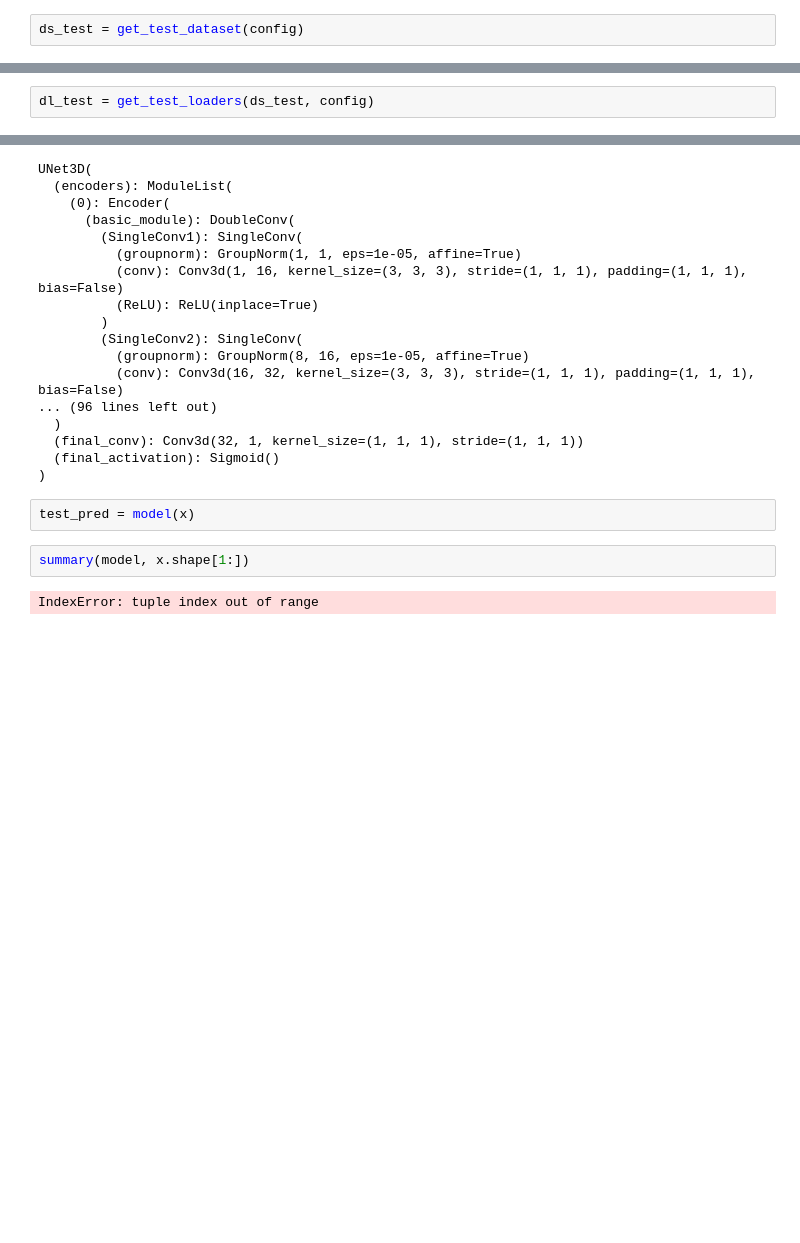
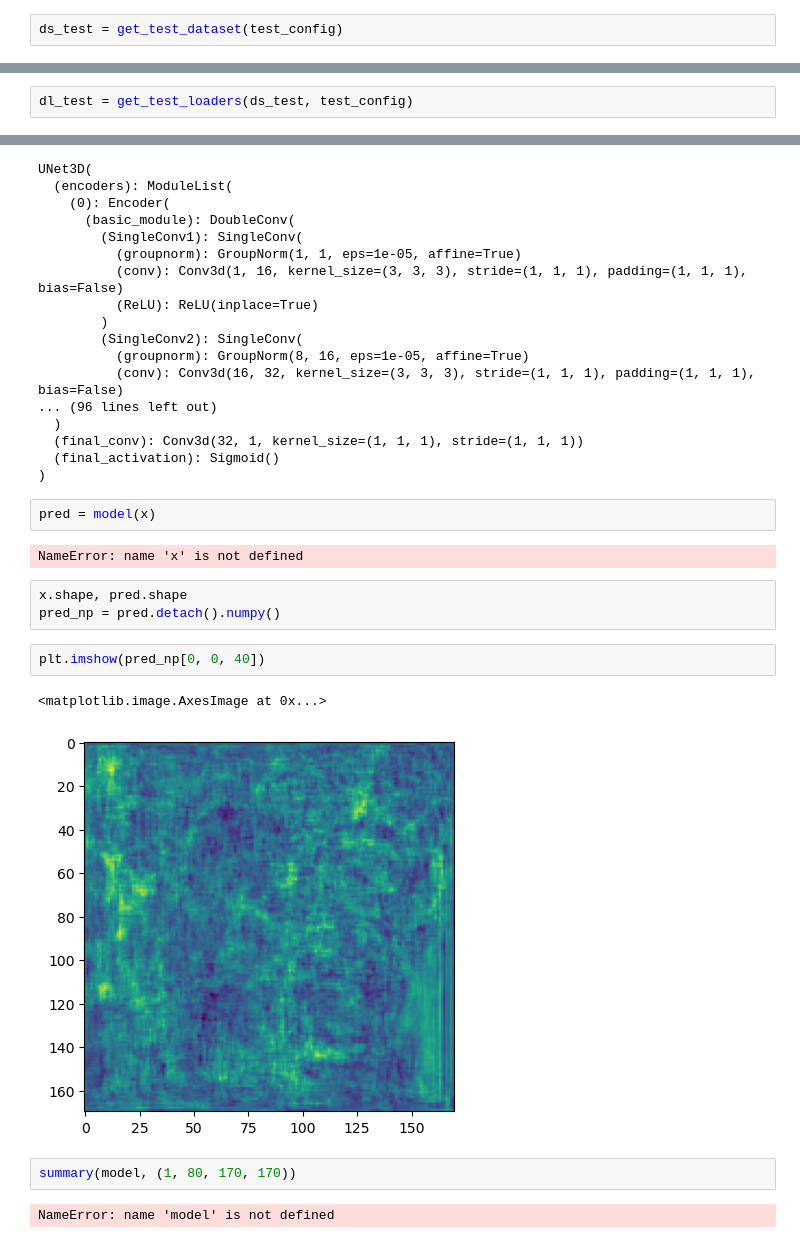
Before and after one commit to sambjohnson/pytorch-3dunet, a Jupyter notebook: resources/data_loading_check.ipynb, the cells around one changed output, grey strips where cells are left out. Saved outputs shown, nothing was run; the diff lists cells and outputs as text; blank space fills up the shorter version.

```diff
--- a/resources/data_loading_check.ipynb
+++ b/resources/data_loading_check.ipynb
@@ -219,3 +278,3 @@ def get_test_loaders(test_datasets, config):
 # %%
-ds_test = get_test_dataset(config)
+ds_test = get_test_dataset(test_config)
 # %% [output]
@@ -239,5 +298,5 @@ ds_test = get_test_dataset(config)
 # %%
-dl_test = get_test_loaders(ds_test, config)
+dl_test = get_test_loaders(ds_test, test_config)
 # %%
 dl_tests = []
 for dl in dl_test:
@@ -294,11 +404,21 @@ UNet3D(
   (final_activation): Sigmoid()
 )
 # %%
-test_pred = model(x)
+pred = model(x)
+# %% [output]
+NameError: name 'x' is not defined
+# %%
+x.shape, pred.shape
+pred_np = pred.detach().numpy()
+# %%
+plt.imshow(pred_np[0, 0, 40])
+# %% [output]
+<matplotlib.image.AxesImage at 0x...>
+[figure, added]
 # %%
-summary(model, x.shape[1:])
+summary(model, (1, 80, 170, 170))
 # %% [output]
-IndexError: tuple index out of range
+NameError: name 'model' is not defined
 # %%
 test_dir = config['loaders']['test']['file_paths'][0]  # why so nested? eh, I guess I understand it...
 f = h5py.File(test_dir, 'r')
```
Also changed, not shown: parts of 33 cells of this notebook.
